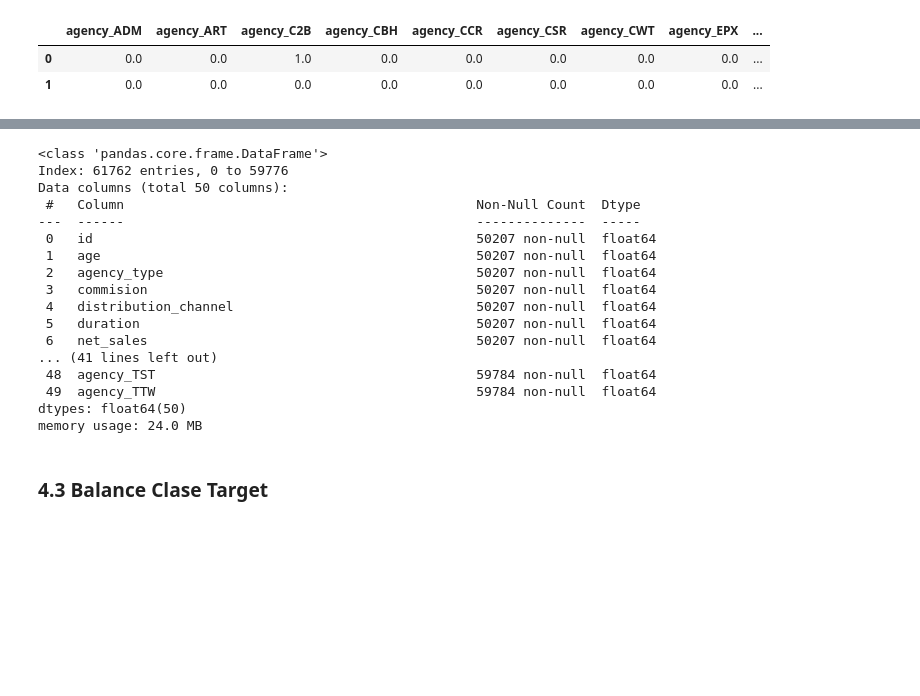
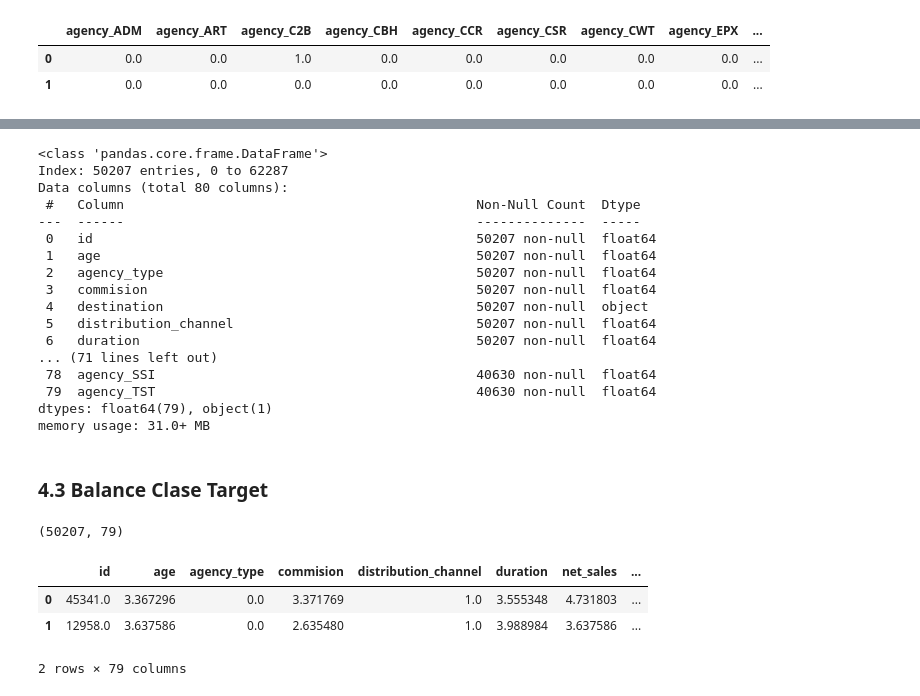
Before and after one commit to gdelgador/MineriaDatos, a Jupyter notebook: Actividad1.ipynb, the cells around one changed output, grey strips where cells are left out. Cells and saved outputs as stored; diff of their text form; code cells hidden in the pictures; blank space fills up the shorter version.

```diff
--- a/Actividad1.ipynb
+++ b/Actividad1.ipynb
@@ -562,9 +570,10 @@ agencies_encoded.head(2)
 | 0 | 0.0 | 0.0 | 1.0 | 0.0 | 0.0 | 0.0 | 0.0 | 0.0 | ... |
 | 1 | 0.0 | 0.0 | 0.0 | 0.0 | 0.0 | 0.0 | 0.0 | 0.0 | ... |
 # %%
-df_clean = pd.concat([df_clean,agencies_encoded],axis=1)
-df_clean.drop('agency',axis=1,inplace=True)
-df_clean.head()
+concatenated_df = pd.concat([concatenated_df,agencies_encoded],axis=1)
+concatenated_df.drop('agency',axis=1,inplace=True)
+concatenated_df = concatenated_df.dropna(subset='claim',axis=0)
+concatenated_df.head()
 # %% [output]
 |  | id | age | agency_type | commision | destination | distribution_channel | duration | net_sales | ... |
 | 0 | 45341.0 | 3.367296 | 0.0 | 3.371769 | SINGAPORE | 1.0 | 3.555348 | 4.731803 | ... |
@@ -576,5 +585,2 @@ df_clean.head()
 # %%
-# Elimino columna destination
-df_clean.drop('destination',axis=1,inplace=True)
-
-df_clean.head(2)
+concatenated_df.drop('destination',axis=1,inplace=True)
@@ -586,22 +591,66 @@ df_clean.head(2)
 # %%
-df_clean.info()
+concatenated_df.info()
 # %% [output]
 <class 'pandas.core.frame.DataFrame'>
-Index: 61762 entries, 0 to 59776
-Data columns (total 50 columns):
+Index: 50207 entries, 0 to 62287
+Data columns (total 80 columns):
  #   Column                                             Non-Null Count  Dtype
 ---  ------                                             --------------  -----
  0   id                                                 50207 non-null  float64
  1   age                                                50207 non-null  float64
  2   agency_type                                        50207 non-null  float64
  3   commision                                          50207 non-null  float64
- 4   distribution_channel                               50207 non-null  float64
- 5   duration                                           50207 non-null  float64
- 6   net_sales                                          50207 non-null  float64
-... (41 lines left out)
- 48  agency_TST                                         59784 non-null  float64
- 49  agency_TTW                                         59784 non-null  float64
-dtypes: float64(50)
-memory usage: 24.0 MB
+ 4   destination                                        50207 non-null  object
+ 5   distribution_channel                               50207 non-null  float64
+ 6   duration                                           50207 non-null  float64
+... (71 lines left out)
+ 78  agency_SSI                                         40630 non-null  float64
+ 79  agency_TST                                         40630 non-null  float64
+dtypes: float64(79), object(1)
+memory usage: 31.0+ MB
 # %% [markdown]
 ### 4.3 Balance Clase Target
+# %%
+concatenated_df = concatenated_df.dropna(subset='claim',axis=0)
+
+concatenated_df.shape
+# %% [output]
+(50207, 79)
+# %%
+# Se empleará técnica de SMOTE con el fin de sobremuestrear la clase minoritaria.
+from sklearn.impute import SimpleImputer
+from imblearn.over_sampling import SMOTE
+from imblearn.pipeline import Pipeline
+from sklearn.datasets import make_classification
+import numpy as np
+
+
+# Separo las variables independientes y dependiente
+X = concatenated_df.drop('claim', axis=1)
+y = concatenated_df['claim']
+
+# Aplicando SMOTE para sobremuestrear
+# Crear un pipeline que primero imputa los valores faltantes y luego aplica SMOTE
+pipeline = Pipeline([
+    ('imputer', SimpleImputer(strategy='mean')),  # Imputar valores faltantes
+    ('smote', SMOTE(random_state=42))  # Aplicar SMOTE
+])
+
+X_resampled, y_resampled = pipeline.fit_resample(X, y)
+
+
+X_resampled_df = pd.DataFrame(X_resampled, columns=X.columns)
+
+# Convertir y_resampled a Series
+y_resampled_series = pd.Series(y_resampled)
+
+# Concatenar el DataFrame y la Series a lo largo del eje de las columnas
+# Asegúrate de que ambos tienen el mismo número de filas
+data_resampled = pd.concat([X_resampled_df, y_resampled_series.rename('claim')], axis=1)
+
+data_resampled.head(2)
+# %% [output]
+|  | id | age | agency_type | commision | distribution_channel | duration | net_sales | ... |
+| 0 | 45341.0 | 3.367296 | 0.0 | 3.371769 | 1.0 | 3.555348 | 4.731803 | ... |
+| 1 | 12958.0 | 3.637586 | 0.0 | 2.635480 | 1.0 | 3.988984 | 3.637586 | ... |
+2 rows × 79 columns
```
Also changed, not shown: parts of 19 cells of this notebook, 1 other file.
